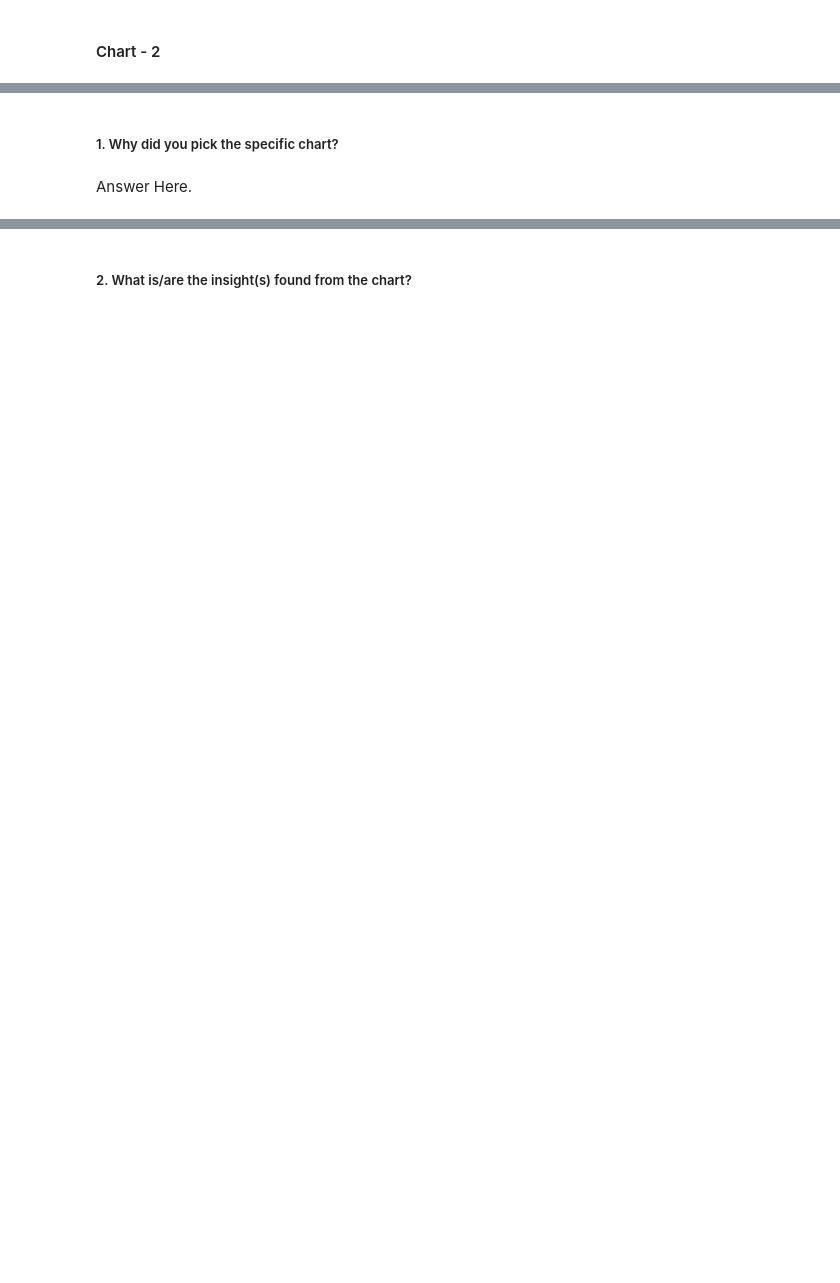
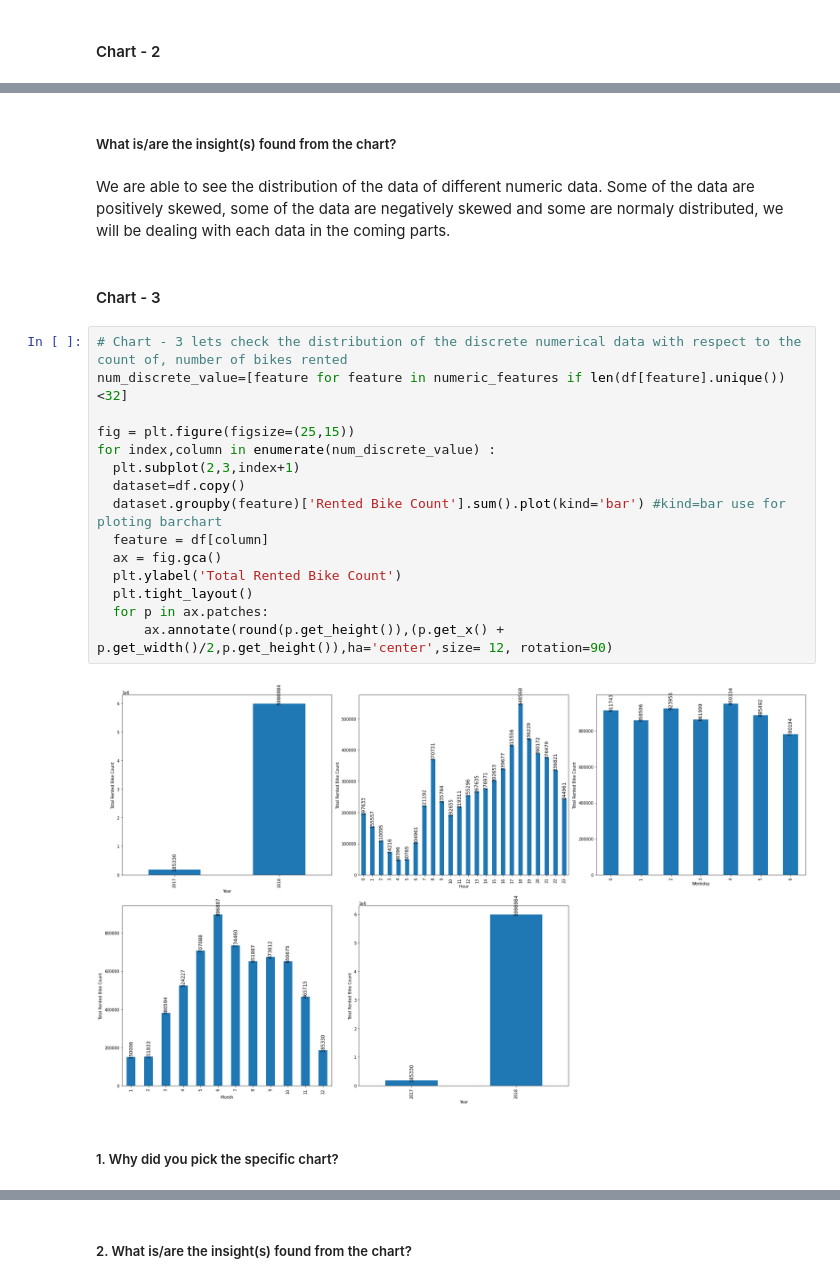
Before and after one commit to Jeevan-NM/Bike-Sharing-Demand-Prediction, a Jupyter notebook: BikeSharingDemandPrediction.ipynb, the cells around one changed output, grey strips where cells are left out. Cells and saved outputs as stored; diff of their text form; blank space fills up the shorter version.

```diff
--- a/BikeSharingDemandPrediction.ipynb
+++ b/BikeSharingDemandPrediction.ipynb
@@ -375,4 +472,25 @@ Answer Here
+# %% [markdown]
+#####  What is/are the insight(s) found from the chart?
+# %% [markdown]
+We are able to see the distribution of the data of different numeric data. Some of the data are positively skewed, some of the data are negatively skewed and some are normaly distributed, we will be dealing with each data in the coming parts.
+# %% [markdown]
+#### Chart - 3
+# %%
+# Chart - 3 lets check the distribution of the discrete numerical data with respect to the count of, number of bikes rented
+num_discrete_value=[feature for feature in numeric_features if len(df[feature].unique())<32]
+
+fig = plt.figure(figsize=(25,15))
+for index,column in enumerate(num_discrete_value) :
+  plt.subplot(2,3,index+1)
+  dataset=df.copy()
+  dataset.groupby(feature)['Rented Bike Count'].sum().plot(kind='bar') #kind=bar use for ploting barchart
+  feature = df[column]
+  ax = fig.gca()
+  plt.ylabel('Total Rented Bike Count')
+  plt.tight_layout()
+  for p in ax.patches:
+      ax.annotate(round(p.get_height()),(p.get_x() + p.get_width()/2,p.get_height()),ha='center',size= 12, rotation=90)
+# %% [output]
+[figure, added]
 # %% [markdown]
 ##### 1. Why did you pick the specific chart?
-# %% [markdown]
-Answer Here.
```
Also changed, not shown: parts of 50 cells of this notebook.
